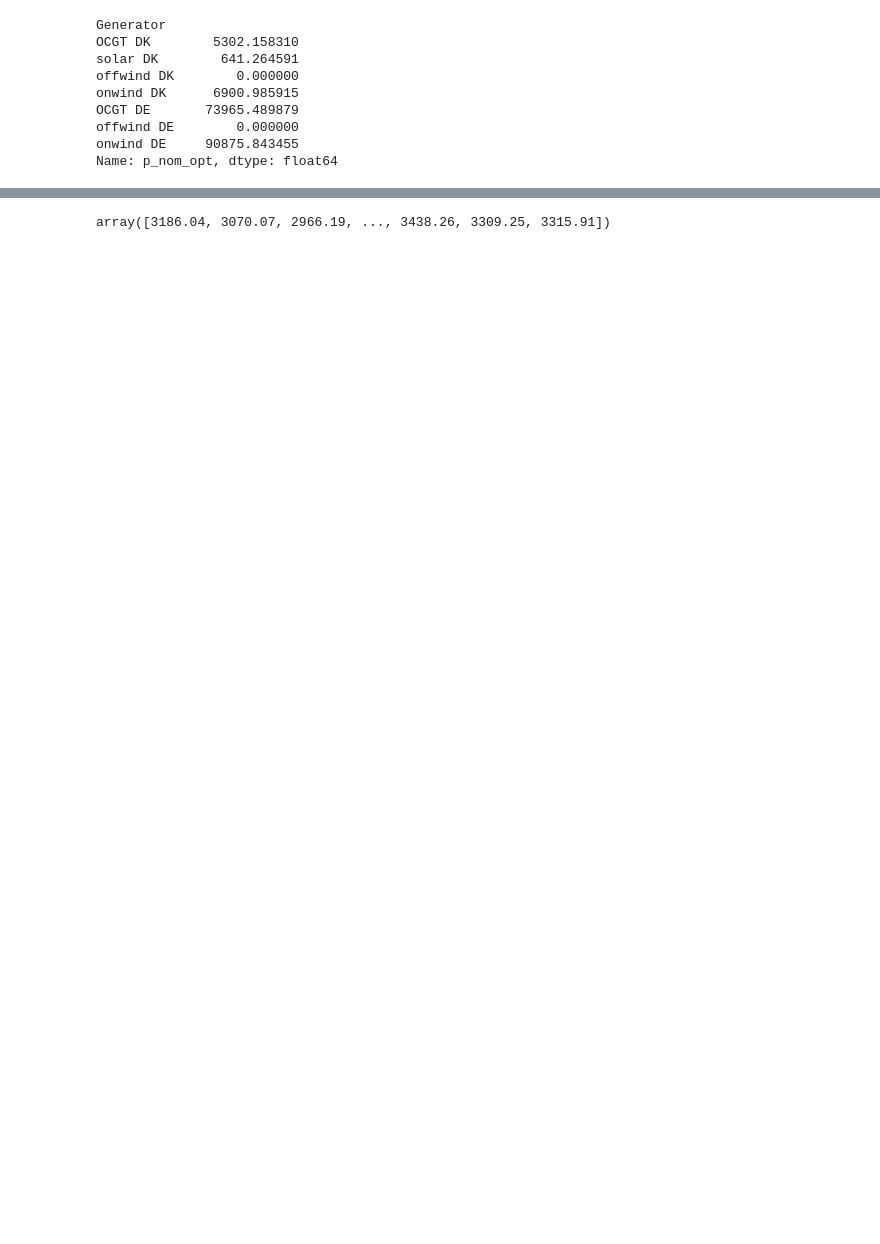
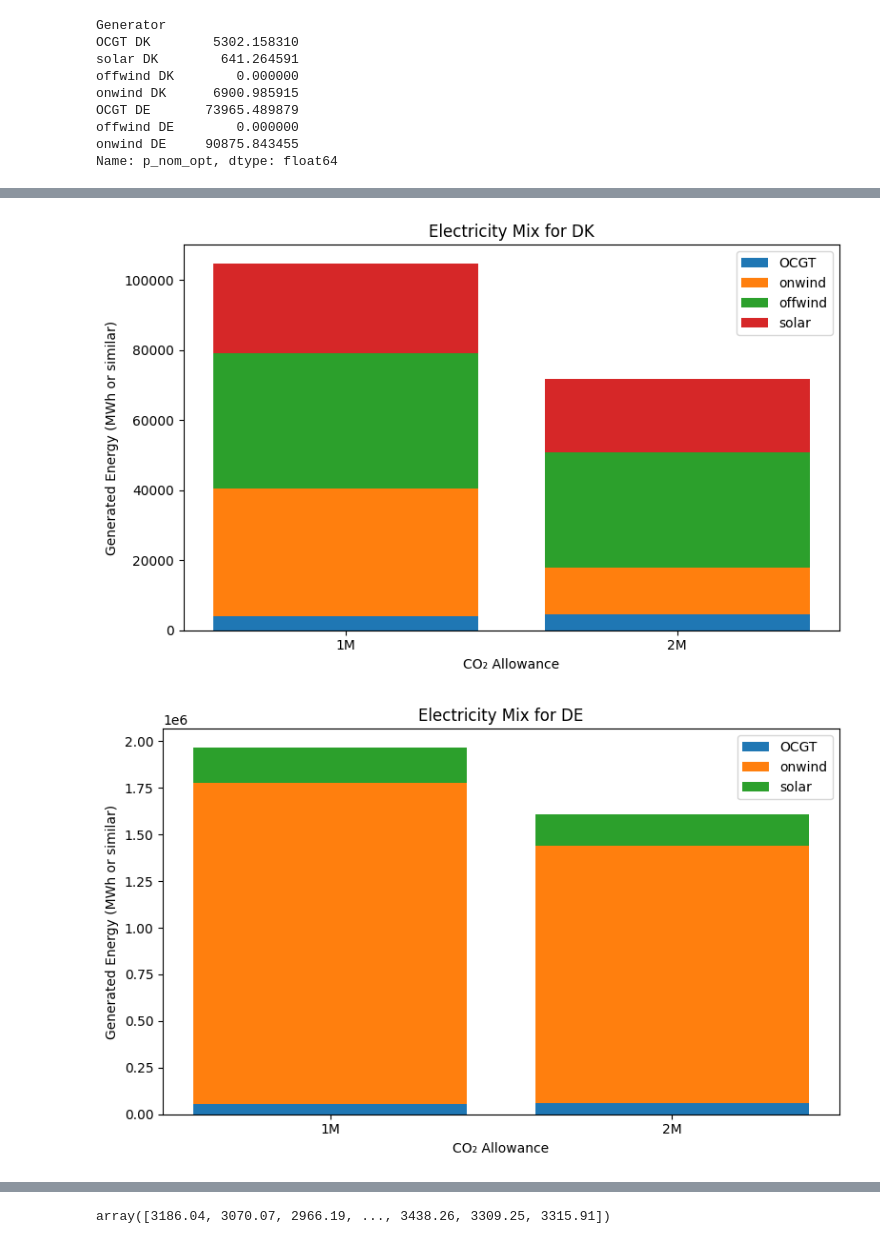
Before and after one commit to jeppebyberg/ieg, a Jupyter notebook: project.ipynb, the cells around one changed output, grey strips where cells are left out. Saved outputs shown, nothing was run; the diff lists cells and outputs as text; code cells hidden in the pictures; blank space fills up the shorter version.

Commit message:
feat: fået lavet CO2 allowance, så der forhåbentligt er styr på den *dab* *dab* Ps. den skal nok lige tjekkes igennem

```diff
--- a/project.ipynb
+++ b/project.ipynb
@@ -236,0 +274,10 @@ AnnualElectricityMix(tmp)
+# %%
+generator_opt = {
+    key: {
+        'OCGT': [],
+        'CCGT': [],
+        'onwind': [],
+        'solar': [] }
+    for key in setup.keys()}
+
+generator_opt
@@ -236,0 +352,26 @@ AnnualElectricityMix(tmp)
+# %%
+import numpy as np
+import matplotlib.pyplot as plt
+
+co2_levels = [1_000_000, 2_000_000]
+x = np.arange(len(co2_levels))  # [0, 1]
+
+for country, techs in generator_opt.items():
+    plt.figure(figsize=(8, 5))
+    bottom = np.zeros(len(co2_levels))  # for stacking
+
+    for tech, values in techs.items():
+        if values:  # skip empty lists
+            plt.bar(x, values, bottom=bottom, label=tech)
+            bottom += np.array(values)
+
+    plt.xticks(x, [f"{val//1_000_000}M" for val in co2_levels])
+    plt.title(f"Electricity Mix for {country}")
+    plt.xlabel("CO₂ Allowance")
+    plt.ylabel("Generated Energy (MWh or similar)")
+    plt.legend()
+    plt.tight_layout()
+    plt.show()
+# %% [output]
+[figure, added]
+[figure, added]
```
Also changed, not shown: parts of 9 cells of this notebook, 1 other file.
